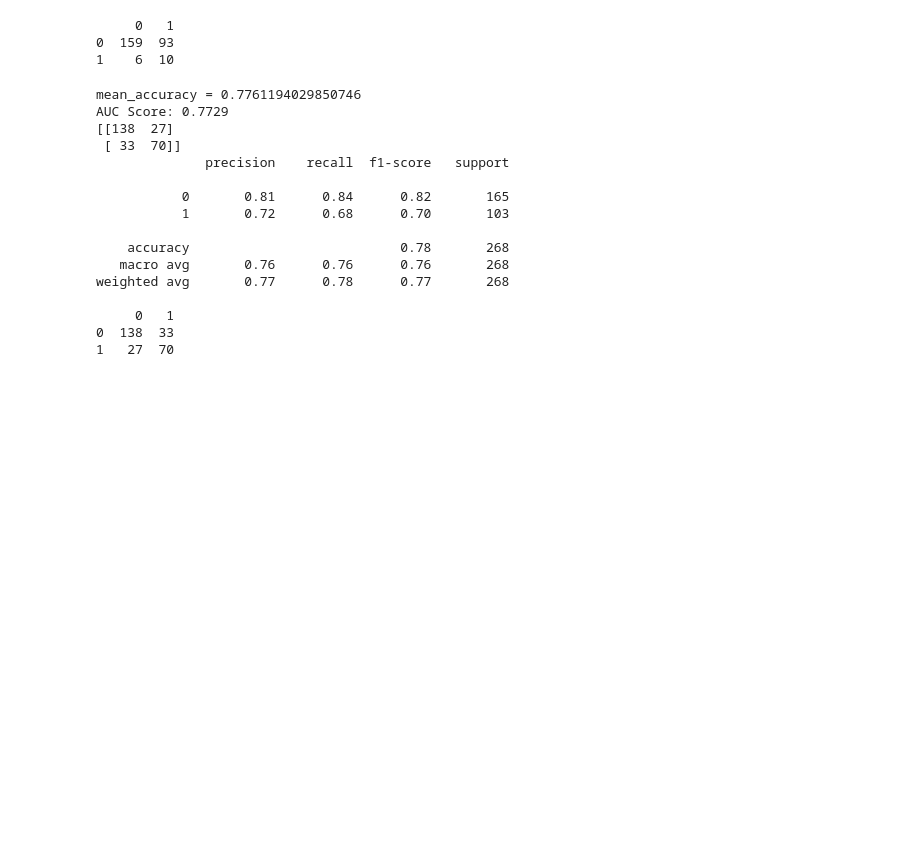
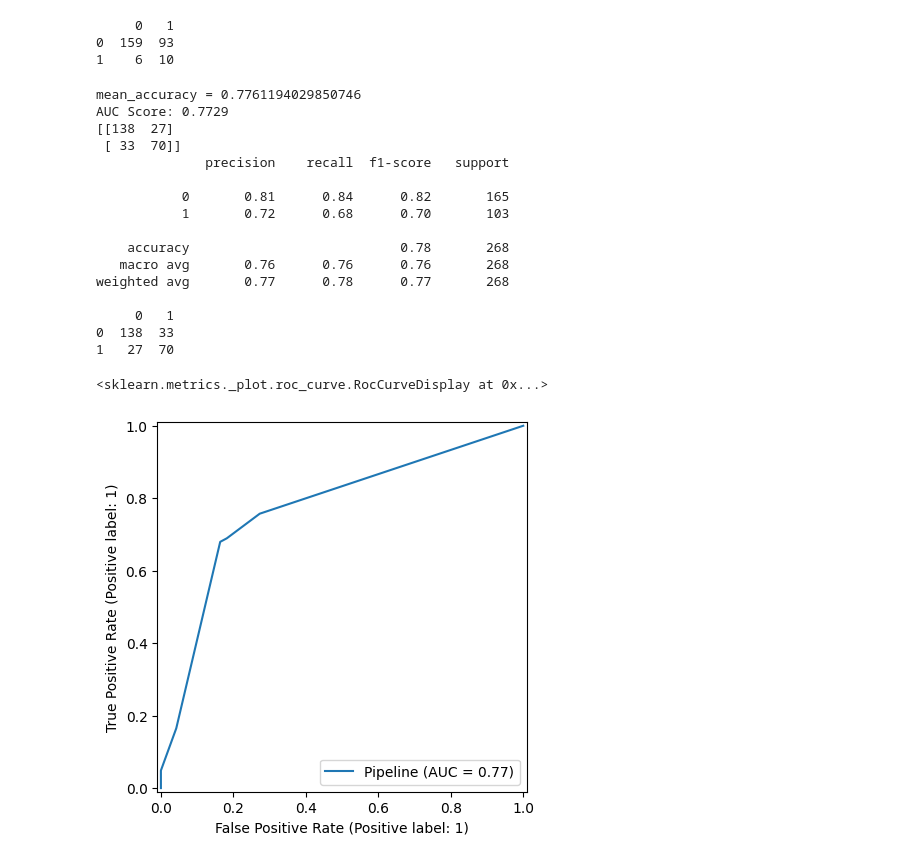
Before and after one commit to nss-data-science-cohort-8/ml-exercise-02-DrewRichard7, a Jupyter notebook: ml-ex02-ar.ipynb, the cells around one changed output. Cells and saved outputs as stored; diff of their text form; code cells hidden in the pictures; blank space fills up the shorter version.

```diff
--- a/ml-ex02-ar.ipynb
+++ b/ml-ex02-ar.ipynb
@@ -442,30 +440,34 @@ fig = px.line(
                 font=dict(
                     size=12,
                     color="white" # Ensure text is visible on dark background + box
                 ),
                 # --- Properties for the box ---
                 bgcolor="rgba(40, 40, 40, 0.8)", # Semi-transparent dark background
                 bordercolor="lightgrey",         # Color of the border
                 borderwidth=1,                 # Width of the border in pixels
                 borderpad=4                    # Padding between text and border
             )
     ]
 )
 fig.show()
+
+RocCurveDisplay.from_estimator(pipeline, X_test, y_test)
 # %% [output]
 mean_accuracy = 0.7761194029850746
 AUC Score: 0.7729
 [[138  27]
  [ 33  70]]
               precision    recall  f1-score   support
 
            0       0.81      0.84      0.82       165
            1       0.72      0.68      0.70       103
 
     accuracy                           0.78       268
    macro avg       0.76      0.76      0.76       268
 weighted avg       0.77      0.78      0.77       268
 
      0   1
 0  138  33
 1   27  70
+<sklearn.metrics._plot.roc_curve.RocCurveDisplay at 0x...>
+[figure, added]
```
Also changed, not shown: parts of 11 cells of this notebook.
